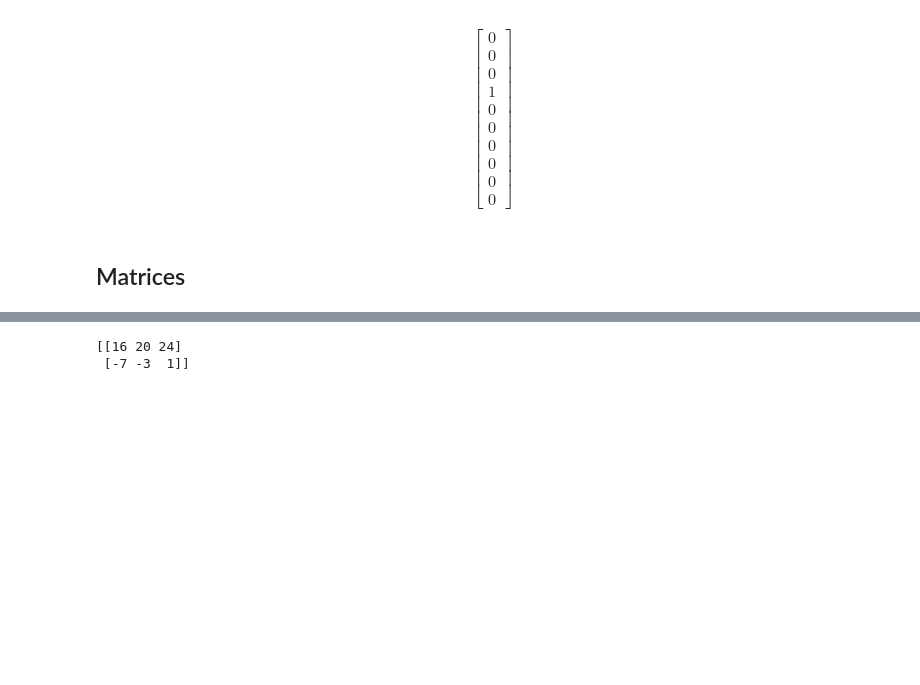
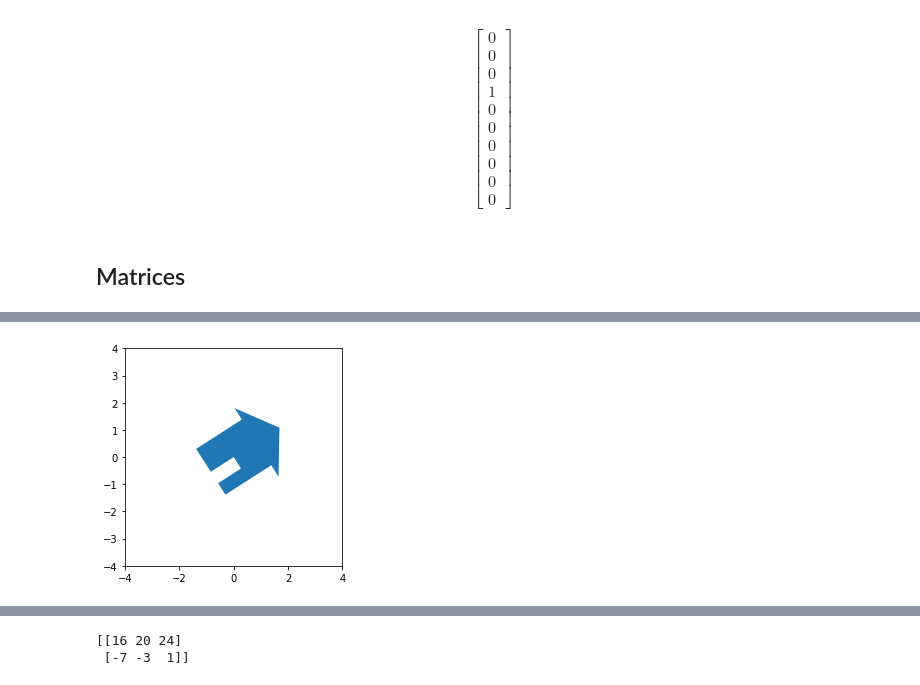
Before and after one commit to klavins/EE502P, a Jupyter notebook: 4.LinearAlgebra.ipynb, the cells around one changed output, grey strips where cells are left out. Drawn from its saved outputs; the diff is of its cells as text; code cells hidden in the pictures; blank space fills up the shorter version.

```diff
--- a/4.LinearAlgebra.ipynb
+++ b/4.LinearAlgebra.ipynb
@@ -332,0 +390,18 @@ Transformations can also be
+# %%
+# Now we can rotate it by multiplying each point by a rotation matrix
+
+def R(theta):
+    return np.array([
+        [np.cos(theta), np.sin(theta)],
+        [-np.sin(theta), np.cos(theta)]
+    ])
+
+new_points = [np.dot(R(1),p) for p in points]
+
+shape = pch.Polygon(new_points)
+plt.gca().add_artist(shape)
+plt.xlim(-4,4)
+plt.ylim(-4,4)
+plt.gca().set_aspect(1)
+# %% [output]
+[figure, added]
```
Also changed, not shown: parts of 31 cells of this notebook.
